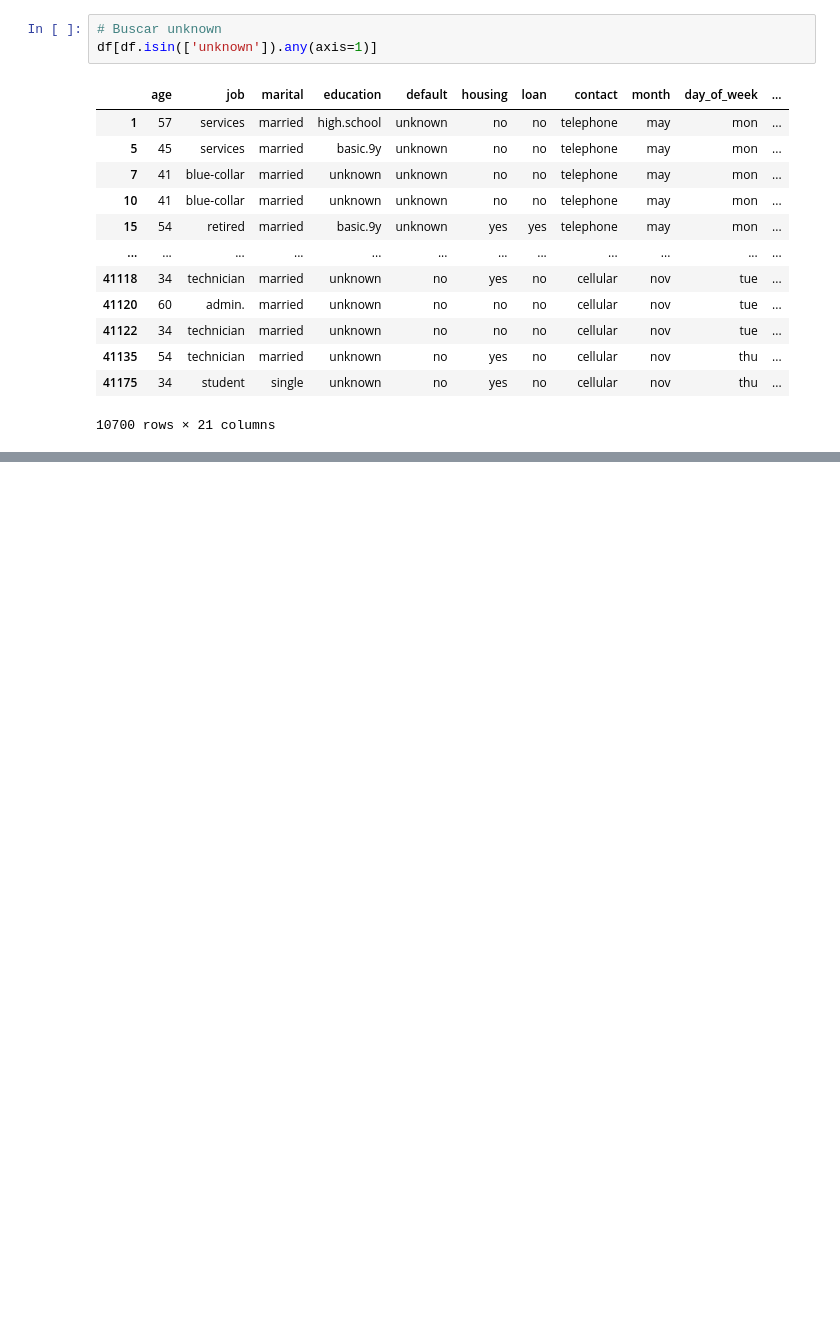
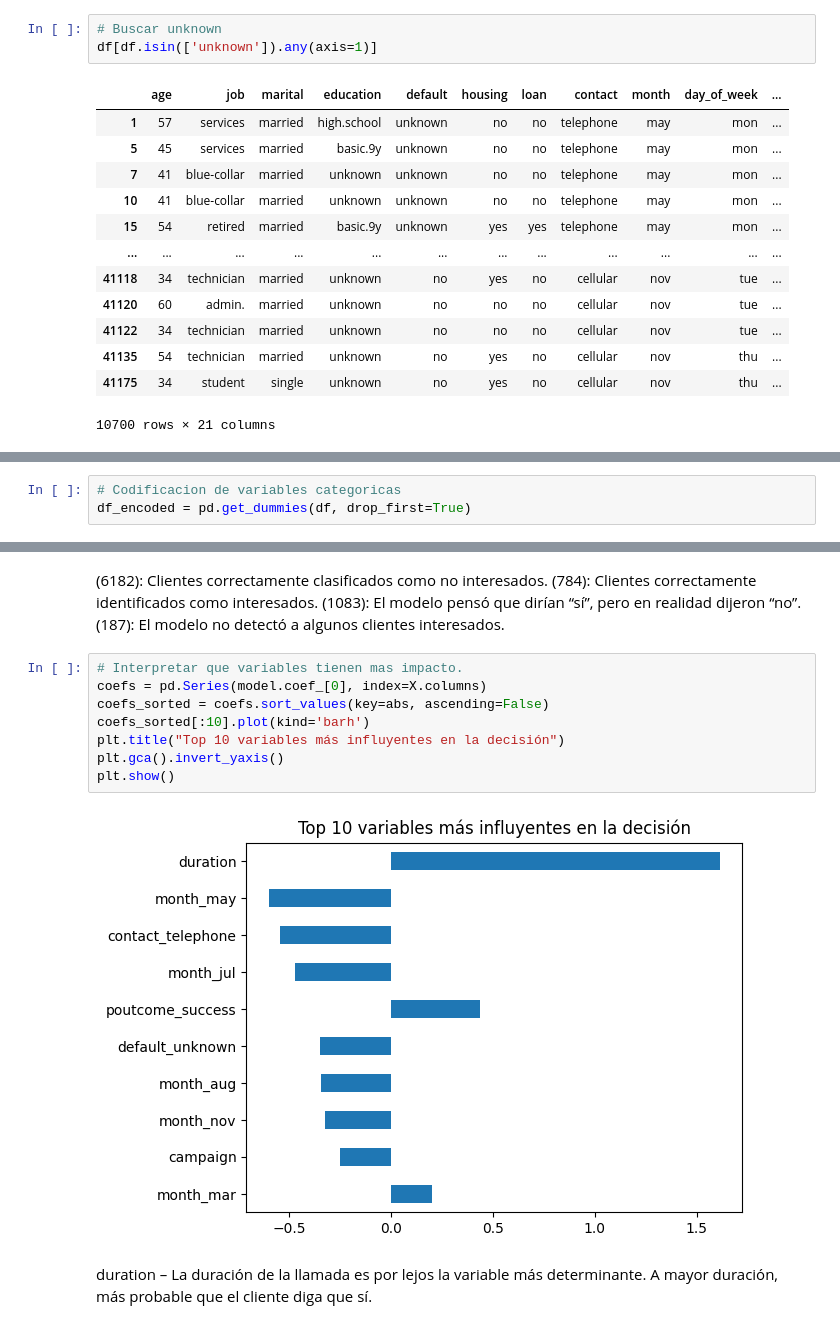
Before and after one commit to 4GeeksAcademy/Jose-Luis-M-bank-marketing-campaign-data, a Jupyter notebook: src/explore.ipynb, the cells around one changed output, grey strips where cells are left out. Drawn from its saved outputs; the diff is of its cells as text; blank space fills up the shorter version.

```diff
--- a/src/explore.ipynb
+++ b/src/explore.ipynb
@@ -158,0 +148,3 @@ Precisión del modelo: 0.9104151493080845
+# %%
+# Codificacion de variables categoricas
+df_encoded = pd.get_dummies(df, drop_first=True)
@@ -158,0 +195,17 @@ Precisión del modelo: 0.9104151493080845
+# %% [markdown]
+(6182): Clientes correctamente clasificados como no interesados.
+(784): Clientes correctamente identificados como interesados.
+(1083): El modelo pensó que dirían “sí”, pero en realidad dijeron “no”.
+(187): El modelo no detectó a algunos clientes interesados.
+# %%
+# Interpretar que variables tienen mas impacto.
+coefs = pd.Series(model.coef_[0], index=X.columns)
+coefs_sorted = coefs.sort_values(key=abs, ascending=False)
+coefs_sorted[:10].plot(kind='barh')
+plt.title("Top 10 variables más influyentes en la decisión")
+plt.gca().invert_yaxis()
+plt.show()
+# %% [output]
+[figure, added]
+# %% [markdown]
+duration – La duración de la llamada es por lejos la variable más determinante. A mayor duración, más probable que el cliente diga que sí.
```
Also changed, not shown: parts of 19 cells of this notebook.
